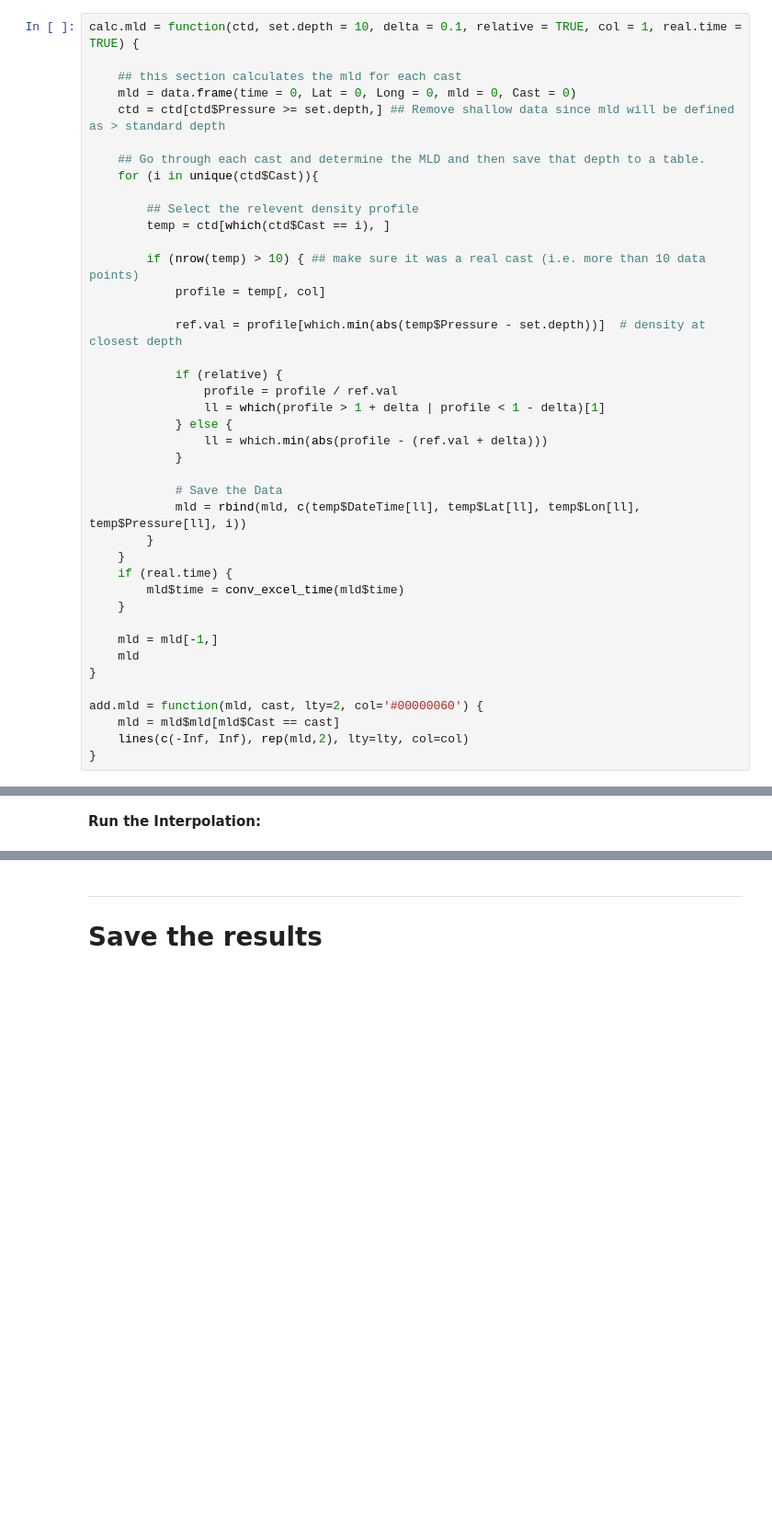
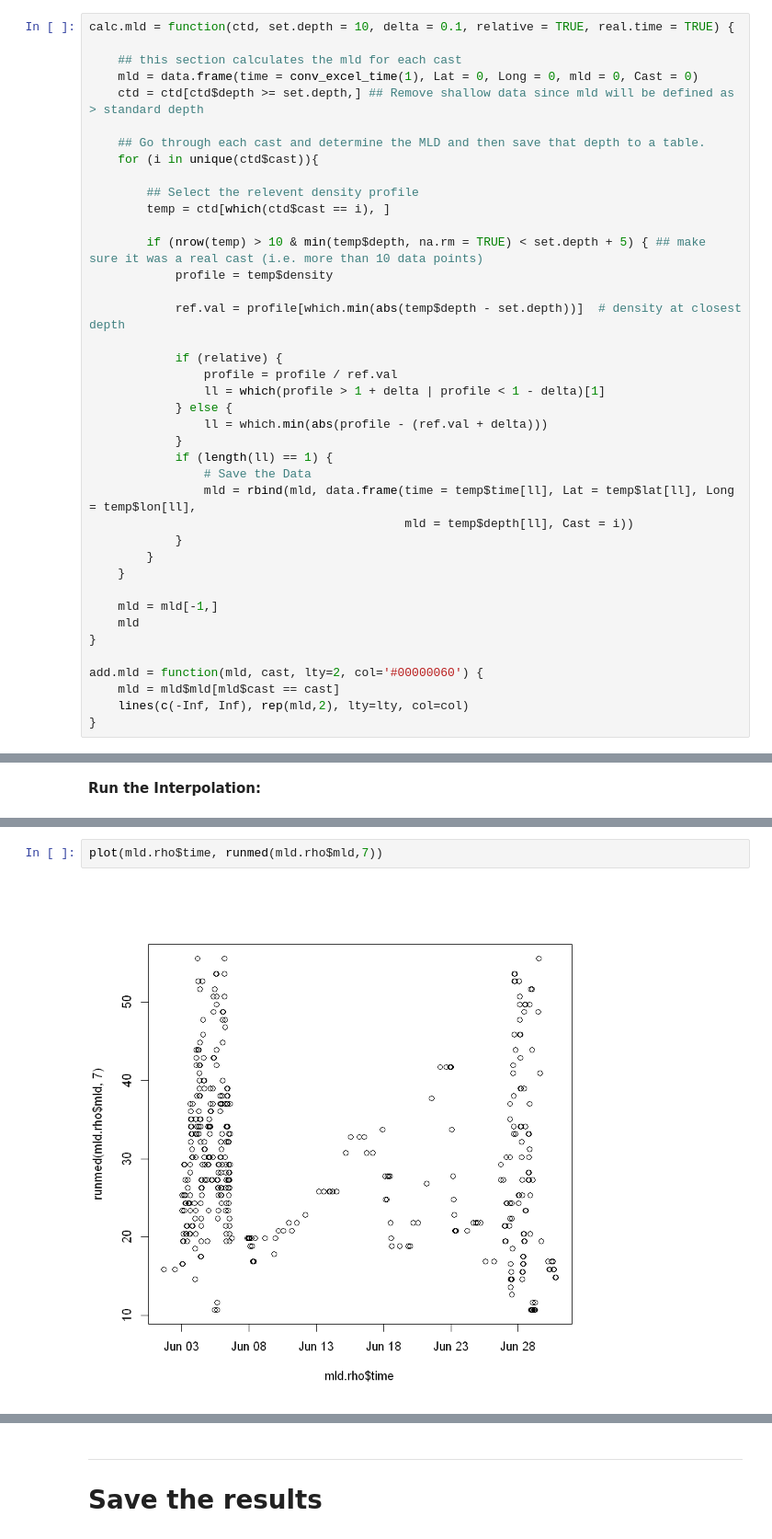
Before and after one commit to tbrycekelly/MIMS-TBK, a Jupyter notebook: Generate Input- MLD.ipynb, the cells around one changed output, grey strips where cells are left out. Shown at 92% size. Saved outputs shown, nothing was run; the diff lists cells and outputs as text; blank space fills up the shorter version.

```diff
--- a/Generate Input- MLD.ipynb
+++ b/Generate Input- MLD.ipynb
@@ -17,20 +84,20 @@ load('RStates/CTD.all.rdata')
 # %%
-calc.mld = function(ctd, set.depth = 10, delta = 0.1, relative = TRUE, col = 1, real.time = TRUE) {
+calc.mld = function(ctd, set.depth = 10, delta = 0.1, relative = TRUE, real.time = TRUE) {
 
     ## this section calculates the mld for each cast
-    mld = data.frame(time = 0, Lat = 0, Long = 0, mld = 0, Cast = 0)
-    ctd = ctd[ctd$Pressure >= set.depth,] ## Remove shallow data since mld will be defined as > standard depth
+    mld = data.frame(time = conv_excel_time(1), Lat = 0, Long = 0, mld = 0, Cast = 0)
+    ctd = ctd[ctd$depth >= set.depth,] ## Remove shallow data since mld will be defined as > standard depth
 
     ## Go through each cast and determine the MLD and then save that depth to a table.
-    for (i in unique(ctd$Cast)){
+    for (i in unique(ctd$cast)){
 
         ## Select the relevent density profile
-        temp = ctd[which(ctd$Cast == i), ]
+        temp = ctd[which(ctd$cast == i), ]
 
-        if (nrow(temp) > 10) { ## make sure it was a real cast (i.e. more than 10 data points)
-            profile = temp[, col]
+        if (nrow(temp) > 10 & min(temp$depth, na.rm = TRUE) < set.depth + 5) { ## make sure it was a real cast (i.e. more than 10 data points)
+            profile = temp$density
 
-            ref.val = profile[which.min(abs(temp$Pressure - set.depth))]  # density at closest depth
+            ref.val = profile[which.min(abs(temp$depth - set.depth))]  # density at closest depth
 
             if (relative) {
                 profile = profile / ref.val
@@ -38,13 +105,12 @@ calc.mld = function(ctd, set.depth = 10, delta = 0.1, relative = TRUE, col = 1,
             } else {
                 ll = which.min(abs(profile - (ref.val + delta)))
             }
-
-            # Save the Data
-            mld = rbind(mld, c(temp$DateTime[ll], temp$Lat[ll], temp$Lon[ll], temp$Pressure[ll], i))
+            if (length(ll) == 1) {
+                # Save the Data
+                mld = rbind(mld, data.frame(time = temp$time[ll], Lat = temp$lat[ll], Long = temp$lon[ll],
+                                            mld = temp$depth[ll], Cast = i))
+            }
         }
-    }
-    if (real.time) {
-        mld$time = conv_excel_time(mld$time)
     }
 
     mld = mld[-1,]
@@ -52,6 +118,6 @@ calc.mld = function(ctd, set.depth = 10, delta = 0.1, relative = TRUE, col = 1,
 }
 
 add.mld = function(mld, cast, lty=2, col='#00000060') {
-    mld = mld$mld[mld$Cast == cast]
+    mld = mld$mld[mld$cast == cast]
     lines(c(-Inf, Inf), rep(mld,2), lty=lty, col=col)
 }
@@ -105,3 +162,7 @@ mld = rbind(mld, seasoar2)
+# %%
+plot(mld.rho$time, runmed(mld.rho$mld,7))
+# %% [output]
+[figure, added]
 # %%
 pdf('Output/Input MLD - Calculated MLD.pdf')
 
```
Also changed, not shown: parts of 18 cells of this notebook, 4 other files.
